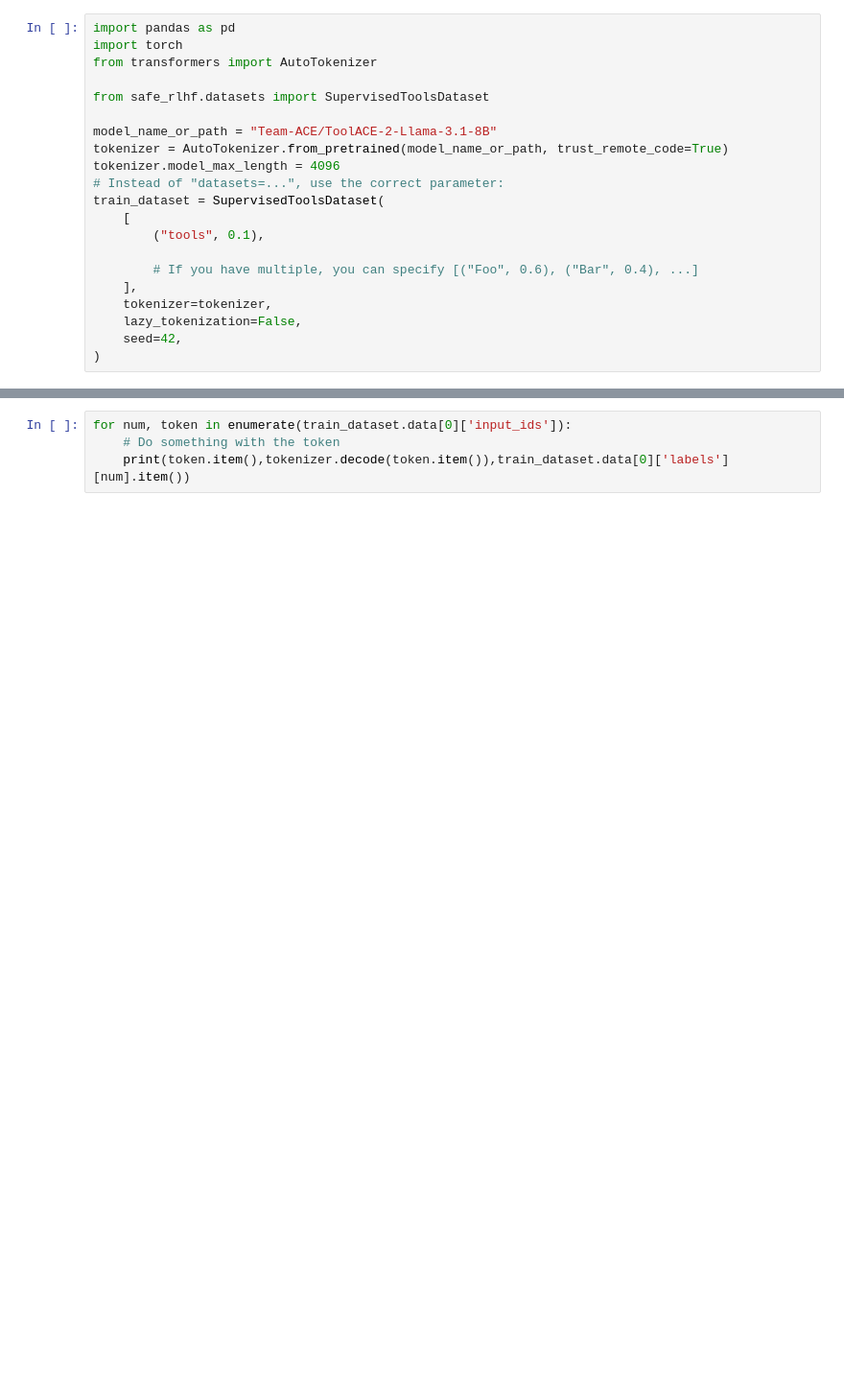
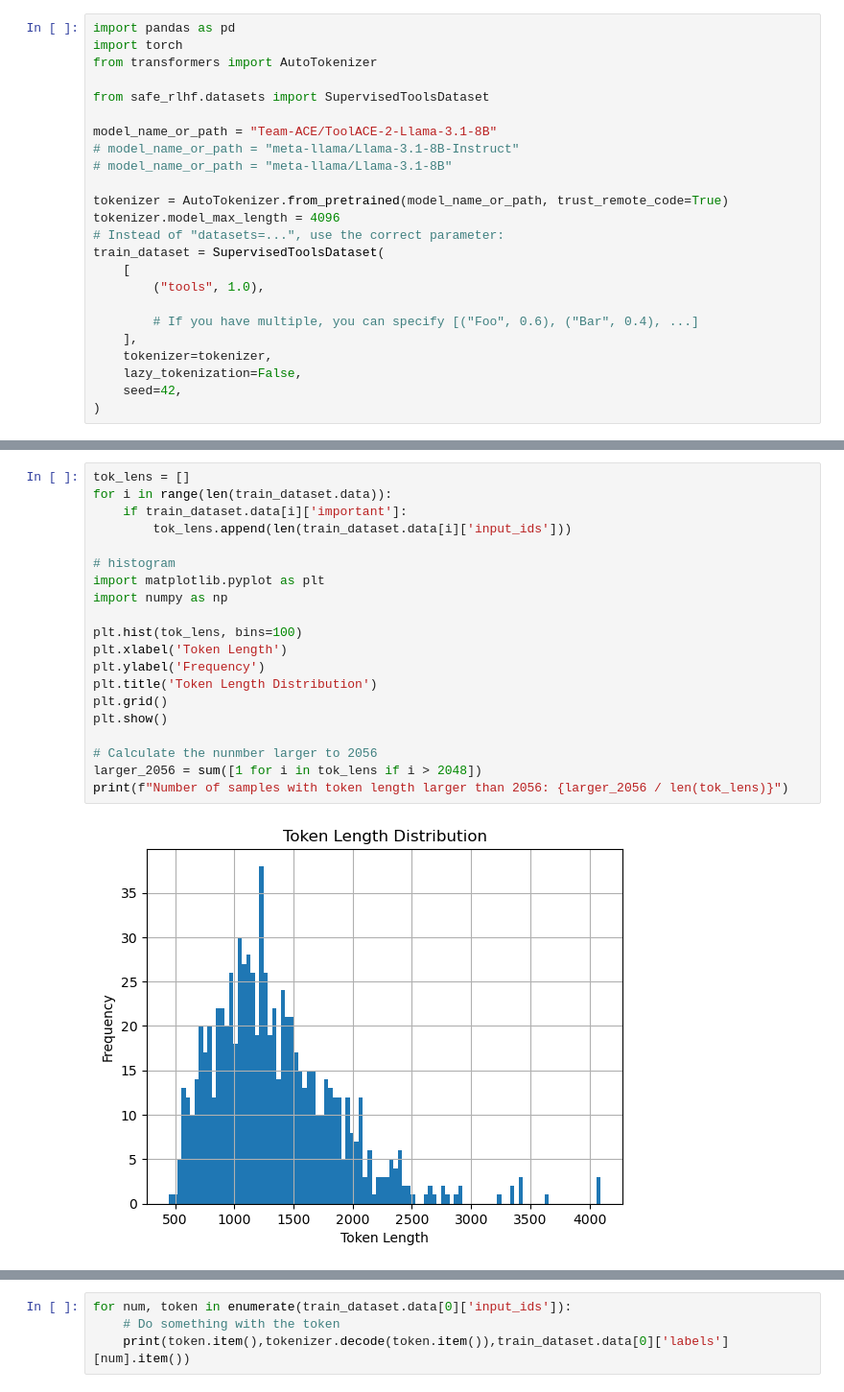
Before and after one commit to IgnacioBoero/pda-llm, a Jupyter notebook: dataset_exploration.ipynb, the cells around one changed output, grey strips where cells are left out. Shown at 96% size. Cells and saved outputs as stored; diff of their text form; blank space fills up the shorter version.

```diff
--- a/dataset_exploration.ipynb
+++ b/dataset_exploration.ipynb
@@ -6,12 +6,15 @@ from transformers import AutoTokenizer
 from safe_rlhf.datasets import SupervisedToolsDataset
 
 model_name_or_path = "Team-ACE/ToolACE-2-Llama-3.1-8B"
+# model_name_or_path = "meta-llama/Llama-3.1-8B-Instruct"
+# model_name_or_path = "meta-llama/Llama-3.1-8B"
+
 tokenizer = AutoTokenizer.from_pretrained(model_name_or_path, trust_remote_code=True)
 tokenizer.model_max_length = 4096
 # Instead of "datasets=...", use the correct parameter:
 train_dataset = SupervisedToolsDataset(
     [
-        ("tools", 0.1),
+        ("tools", 1.0),
 
         # If you have multiple, you can specify [("Foo", 0.6), ("Bar", 0.4), ...]
     ],
@@ -54,0 +55,22 @@ tokenizer.apply_chat_template(messages)
+# %%
+tok_lens = []
+for i in range(len(train_dataset.data)):
+    if train_dataset.data[i]['important']:
+        tok_lens.append(len(train_dataset.data[i]['input_ids']))
+
+# histogram
+import matplotlib.pyplot as plt
+import numpy as np
+
+plt.hist(tok_lens, bins=100)
+plt.xlabel('Token Length')
+plt.ylabel('Frequency')
+plt.title('Token Length Distribution')
+plt.grid()
+plt.show()
+
+# Calculate the nunmber larger to 2056
+larger_2056 = sum([1 for i in tok_lens if i > 2048])
+print(f"Number of samples with token length larger than 2056: {larger_2056 / len(tok_lens)}")
+# %% [output]
+[figure, added]
```
Also changed, not shown: parts of 9 cells of this notebook, 9 other files.
